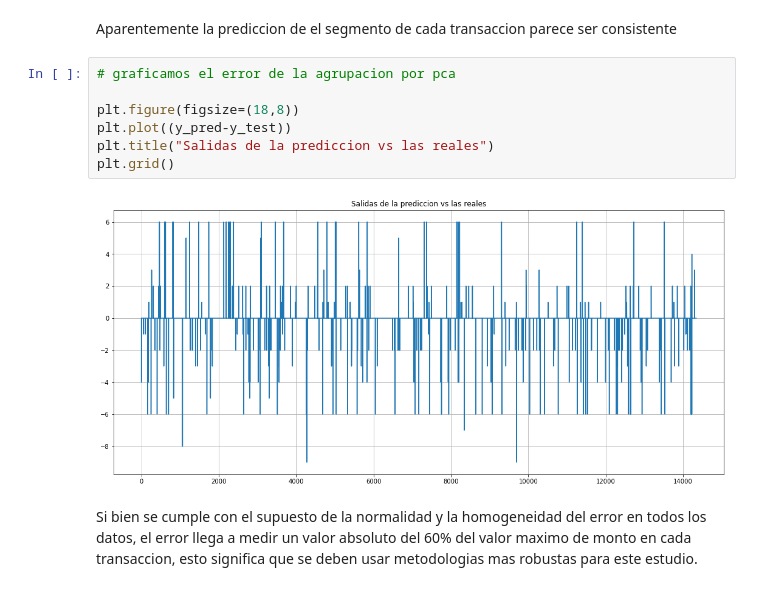
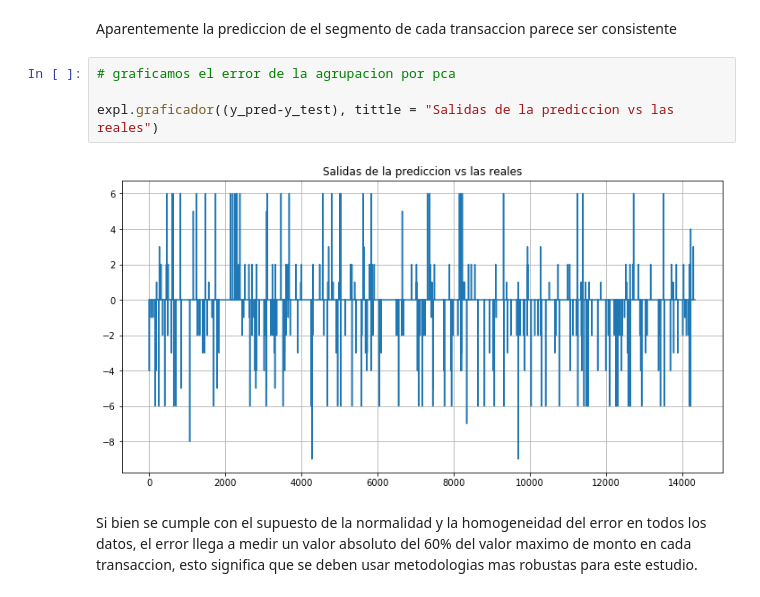
Before and after one commit to aestrad7/Purchase-Card-Transactions_GLBNT_TESTT, a Jupyter notebook: Exploracio_y_limpieza.ipynb, the cells around one changed output. Cells and saved outputs as stored; diff of their text form.

```diff
--- a/Exploracio_y_limpieza.ipynb
+++ b/Exploracio_y_limpieza.ipynb
@@ -266,11 +234,8 @@ Aparentemente la prediccion de el segmento de cada transaccion parece ser consis
 # %%
 # graficamos el error de la agrupacion por pca
 
-plt.figure(figsize=(18,8))
-plt.plot((y_pred-y_test))
-plt.title("Salidas de la prediccion vs las reales")
-plt.grid()
+expl.graficador((y_pred-y_test), tittle = "Salidas de la prediccion vs las reales")
 # %% [output]
-[figure, old version]
+[figure, new version]
 # %% [markdown]
 Si bien se cumple con el supuesto de la normalidad y la homogeneidad del error en todos los datos, el error llega a medir un valor absoluto del 60% del valor maximo de monto en cada transaccion, esto significa que se deben usar metodologias mas robustas para este estudio.
```
Also changed, not shown: parts of 11 cells of this notebook, 1 other file.
